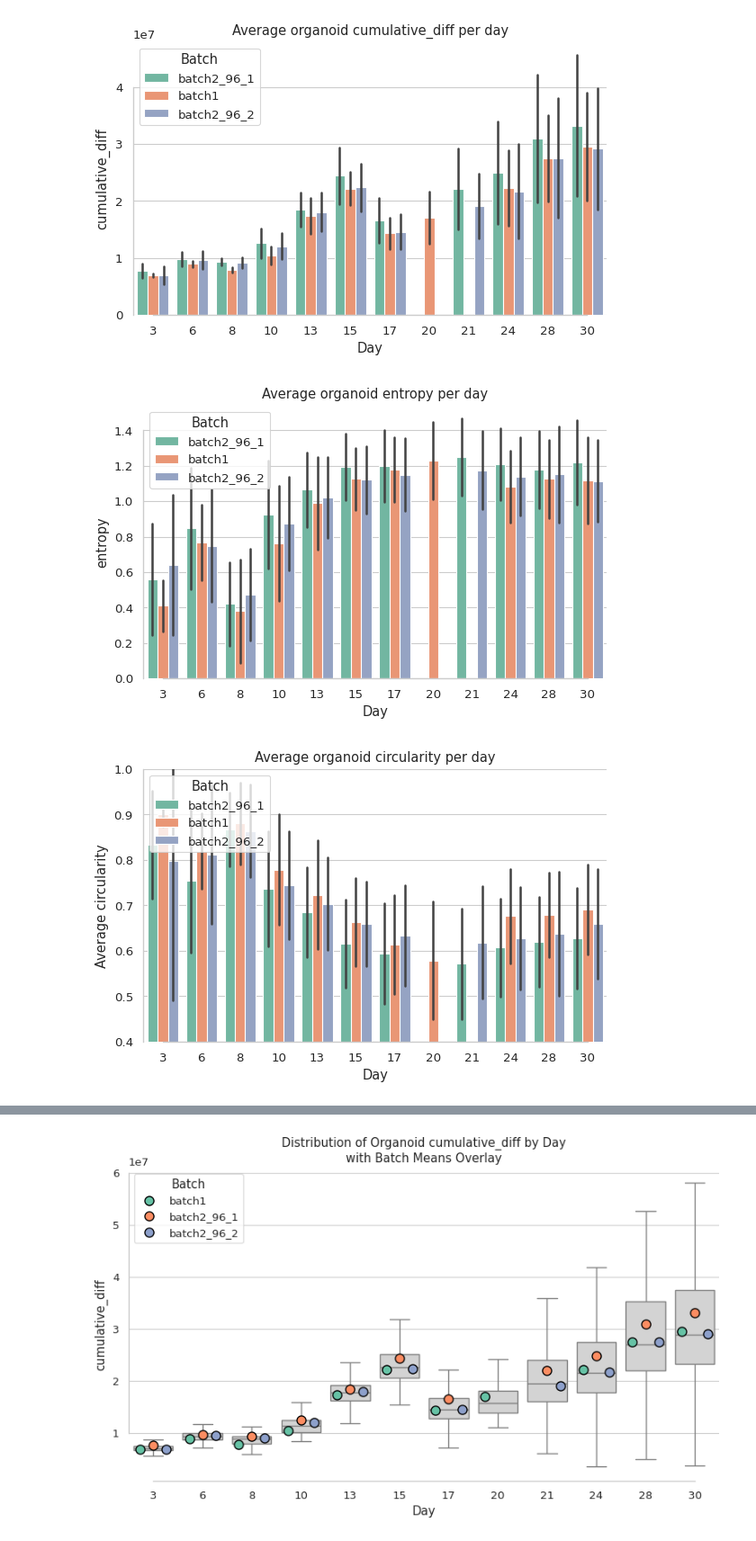
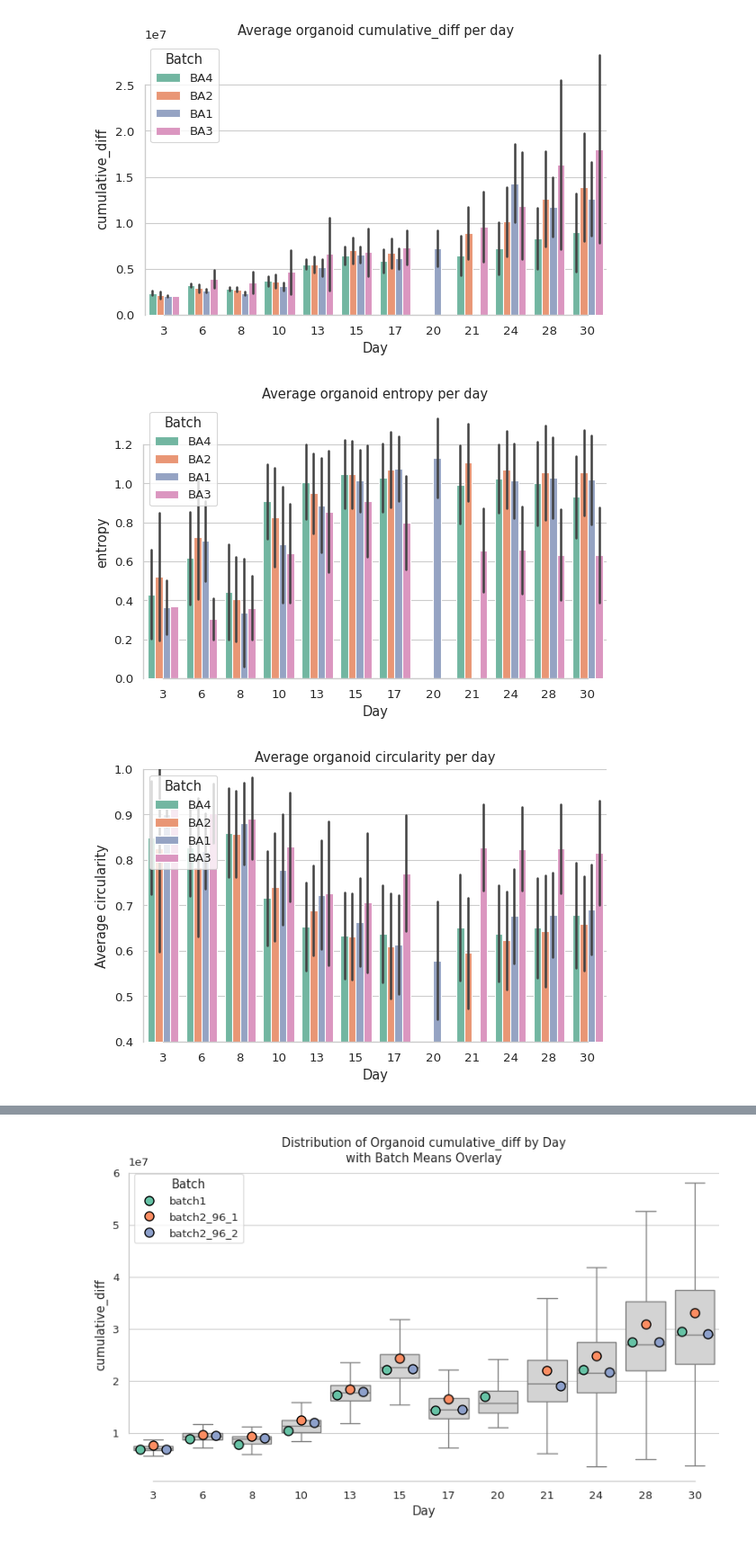
Before and after one commit to dsi-clinic/2025-promega-mini-test, a Jupyter notebook: temp_files/plot_metrics.ipynb, the cells around one changed output, grey strips where cells are left out. Shown: that part at 90% size. Cells and saved outputs as stored; diff of their text form; code cells hidden in the pictures.

Commit message:
new mapper with batch 4 logic and fixed scaling

```diff
--- a/temp_files/plot_metrics.ipynb
+++ b/temp_files/plot_metrics.ipynb
@@ -249,15 +309,6 @@ import pandas as pd
 import matplotlib.pyplot as plt
 import seaborn as sns
 from pathlib import Path
-
-# Load data
-#csv_path = Path("/net/projects2/promega/data-analysis/output/processed_dataset_256x192/morphology_metrics.csv")
-df = pd.read_csv(csv_path)
-
-# Filter and preprocess
-df = df[df["batch_day"].isin(["batch1", "batch2_96_1", "batch2_96_2"])].copy()
-df["day"] = df["img_id"].str.extract(r"Dy(\d+)", expand=False).astype(int)
-df["batch"] = df["batch_day"]
 
 # Seaborn theme
 sns.set_theme(
@@ -295,4 +346,4 @@ plot_bar("circularity", "Average circularity", "Average organoid circularity per
-[figure, old version]
+[figure, new version]
-[figure, old version]
+[figure, new version]
-[figure, old version]
+[figure, new version]
 # %%
```
Also changed, not shown: parts of 11 cells of this notebook, 8 other files.
